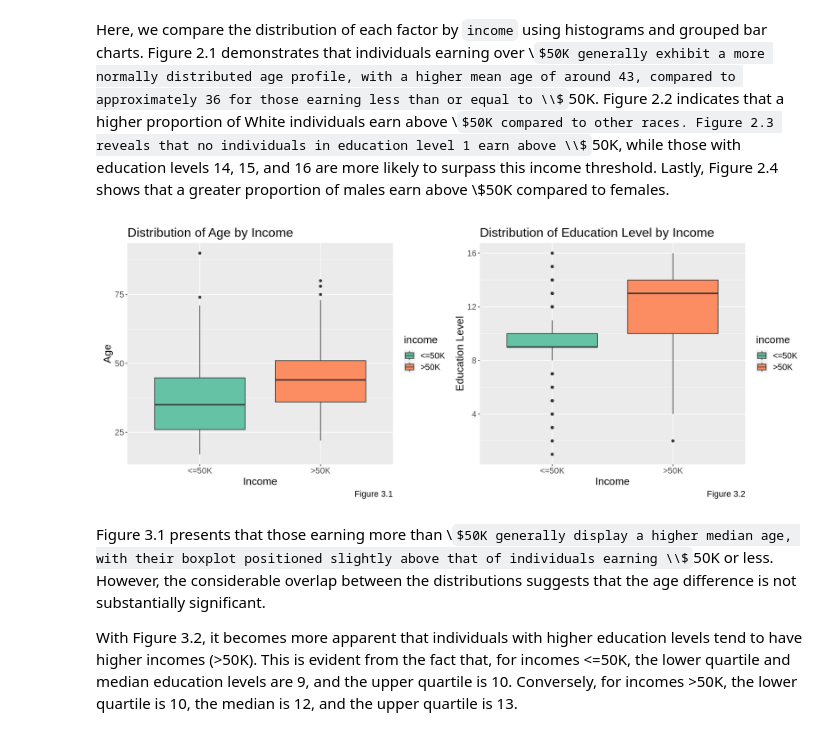
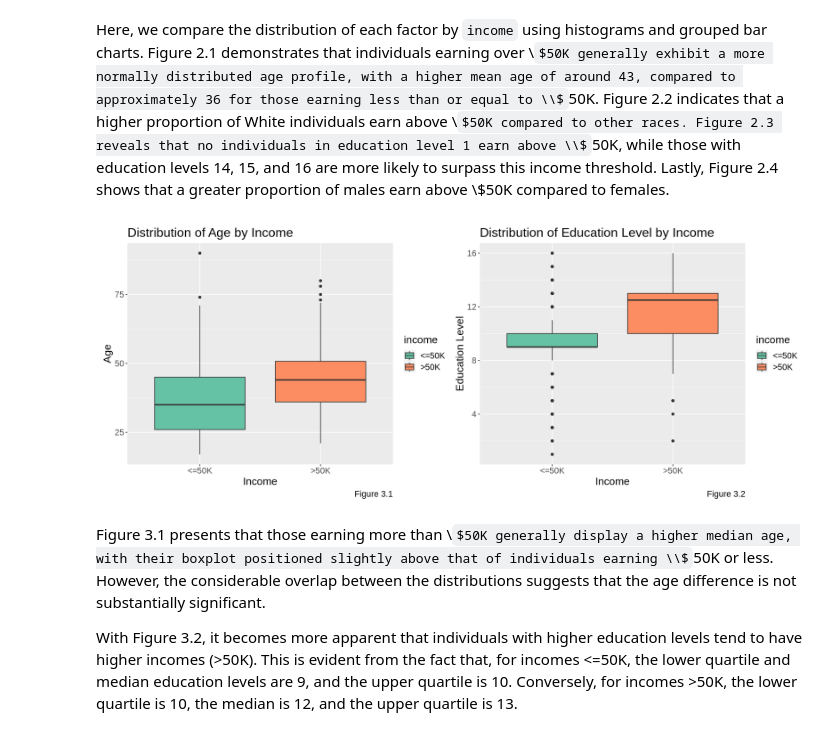
Before and after one commit to whalebeavercat/STAT-301-Census-Group-Project, a Jupyter notebook: stats-301-final-group-project.ipynb, the cells around one changed output. Drawn from its saved outputs; the diff is of its cells as text; code cells hidden in the pictures; some formulas as TeX source.

Commit message:
Adjust Table Numbers and Removed Training Variable

```diff
--- a/stats-301-final-group-project.ipynb
+++ b/stats-301-final-group-project.ipynb
@@ -239,30 +235,30 @@ Here, we compare the distribution of each factor by `income` using histograms an
 # %%
 options(repr.plot.width = 15, repr.plot.height = 6)
 
 # side by side box plot to compare the distribution of age by income
-box_age_income <- ggplot(df_train, aes(x = income, y = age, fill = income)) +
+box_age_income <- ggplot(sample_data, aes(x = income, y = age, fill = income)) +
     geom_boxplot() +
     labs(title = "Distribution of Age by Income",
          x = "Income",
          y = "Age",
          caption = "Figure 3.1") +
     scale_fill_brewer(palette = "Set2") +
     theme(text = element_text(size = 16))
 
 # side by side box plot to compare the distribution of education level by income
-box_education_income <- ggplot(df_train, aes(x = income, y = `education-num`, fill = income)) +
+box_education_income <- ggplot(sample_data, aes(x = income, y = `education-num`, fill = income)) +
     geom_boxplot() +
     labs(title = "Distribution of Education Level by Income",
          x = "Income",
          y = "Education Level",
          caption = "Figure 3.2") +
     scale_fill_brewer(palette = "Set2") +
     theme(text = element_text(size = 16))
 
 
 (box_age_income | box_education_income) + plot_layout(ncol = 2)
 # %% [output]
-[figure, old version]
+[figure, new version]
 # %% [markdown]
 Figure 3.1 presents that those earning more than \\$50K generally display a higher median age, with their boxplot positioned slightly above that of individuals earning \\$50K or less. However, the considerable overlap between the distributions suggests that the age difference is not substantially significant.
 
```
Also changed, not shown: parts of 5 cells of this notebook.
